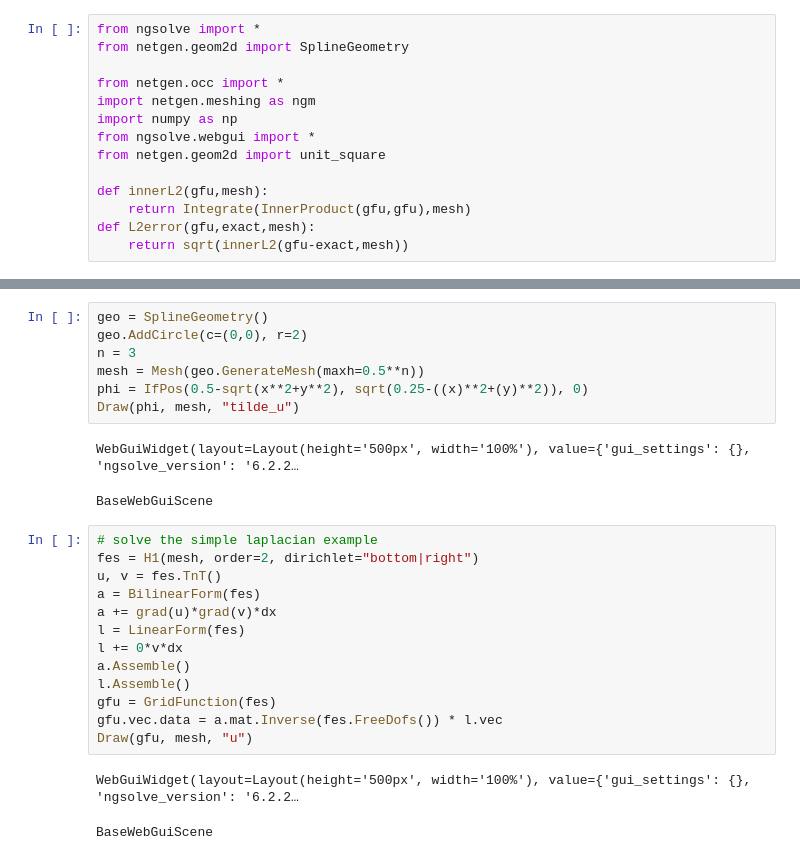
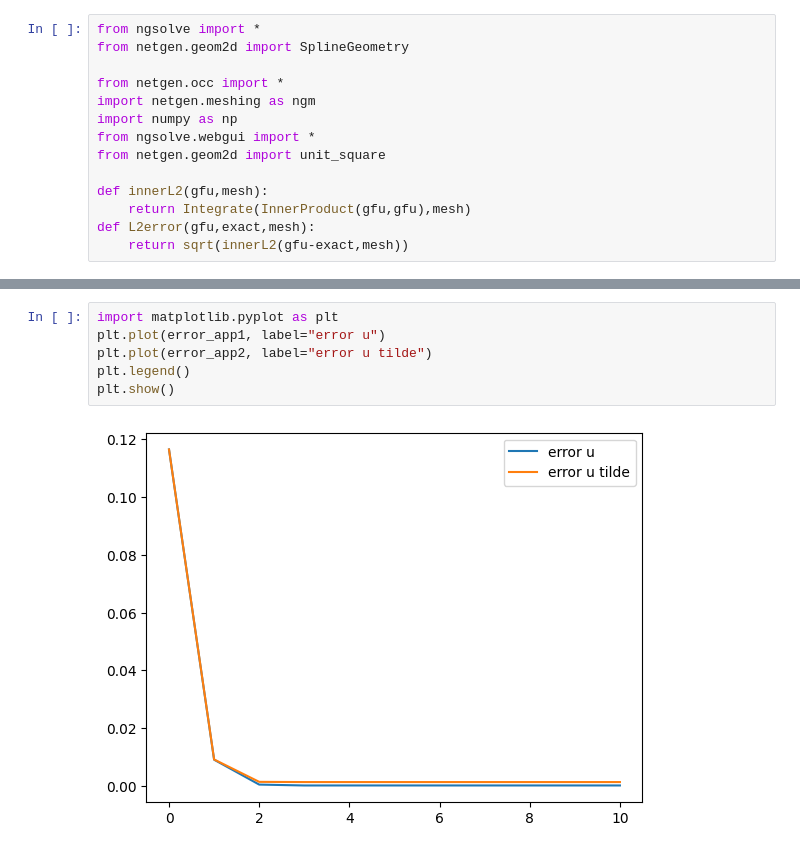
Before and after one commit to SebastianFerra/NonLInearElasticity, a Jupyter notebook: proximal_galerkin_2D_quasiNewton.ipynb, the cells around one changed output, grey strips where cells are left out. Drawn from its saved outputs; the diff is of its cells as text.

```diff
--- a/proximal_galerkin_2D_quasiNewton.ipynb
+++ b/proximal_galerkin_2D_quasiNewton.ipynb
@@ -90,26 +113,8 @@ WebGuiWidget(layout=Layout(height='500px', width='100%'), value={'gui_settings':
-# %%
-geo = SplineGeometry()
-geo.AddCircle(c=(0,0), r=2)
-n = 3
-mesh = Mesh(geo.GenerateMesh(maxh=0.5**n))
-phi = IfPos(0.5-sqrt(x**2+y**2), sqrt(0.25-((x)**2+(y)**2)), 0)
-Draw(phi, mesh, "tilde_u")
-# %% [output]
-WebGuiWidget(layout=Layout(height='500px', width='100%'), value={'gui_settings': {}, 'ngsolve_version': '6.2.2…
-BaseWebGuiScene
-# %%
-# solve the simple laplacian example
-fes = H1(mesh, order=2, dirichlet="bottom|right")
-u, v = fes.TnT()
-a = BilinearForm(fes)
-a += grad(u)*grad(v)*dx
-l = LinearForm(fes)
-l += 0*v*dx
-a.Assemble()
-l.Assemble()
-gfu = GridFunction(fes)
-gfu.vec.data = a.mat.Inverse(fes.FreeDofs()) * l.vec
-Draw(gfu, mesh, "u")
-# %% [output]
-WebGuiWidget(layout=Layout(height='500px', width='100%'), value={'gui_settings': {}, 'ngsolve_version': '6.2.2…
-BaseWebGuiScene
+# %%
+import matplotlib.pyplot as plt
+plt.plot(error_app1, label="error u")
+plt.plot(error_app2, label="error u tilde")
+plt.legend()
+plt.show()
+# %% [output]
+[figure, added]
```
Also changed, not shown: parts of 1 cell of this notebook.
